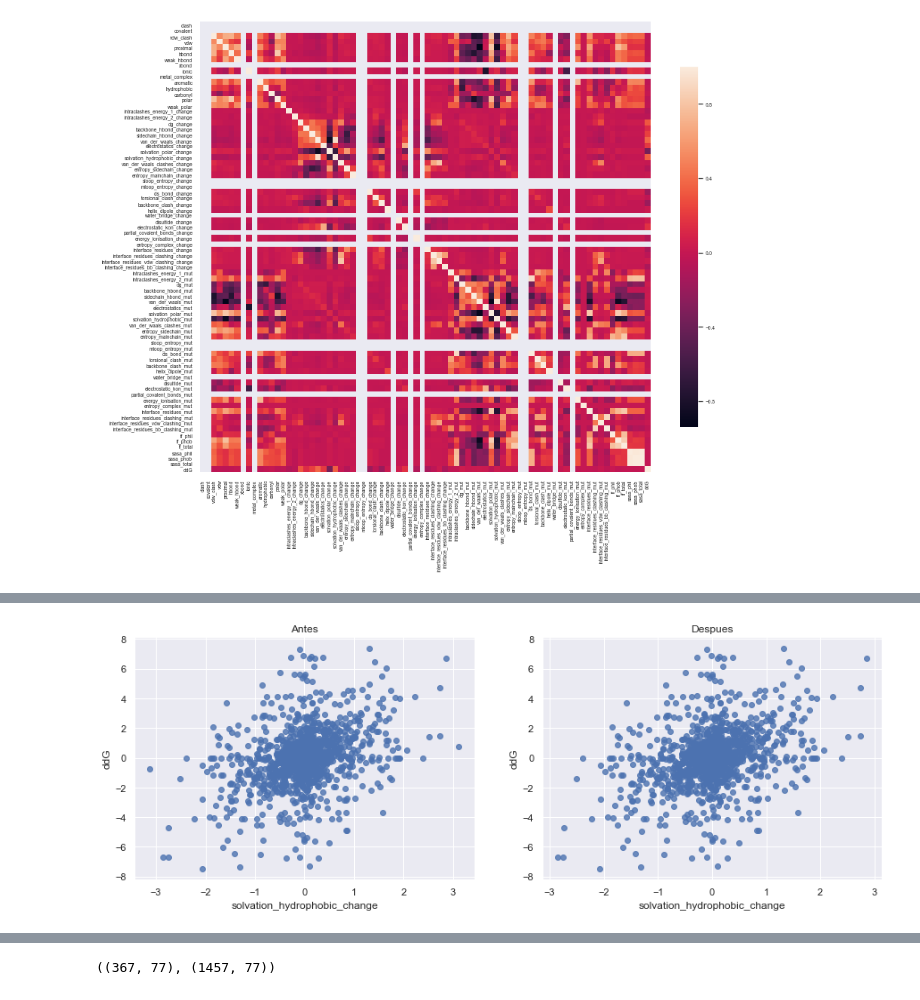
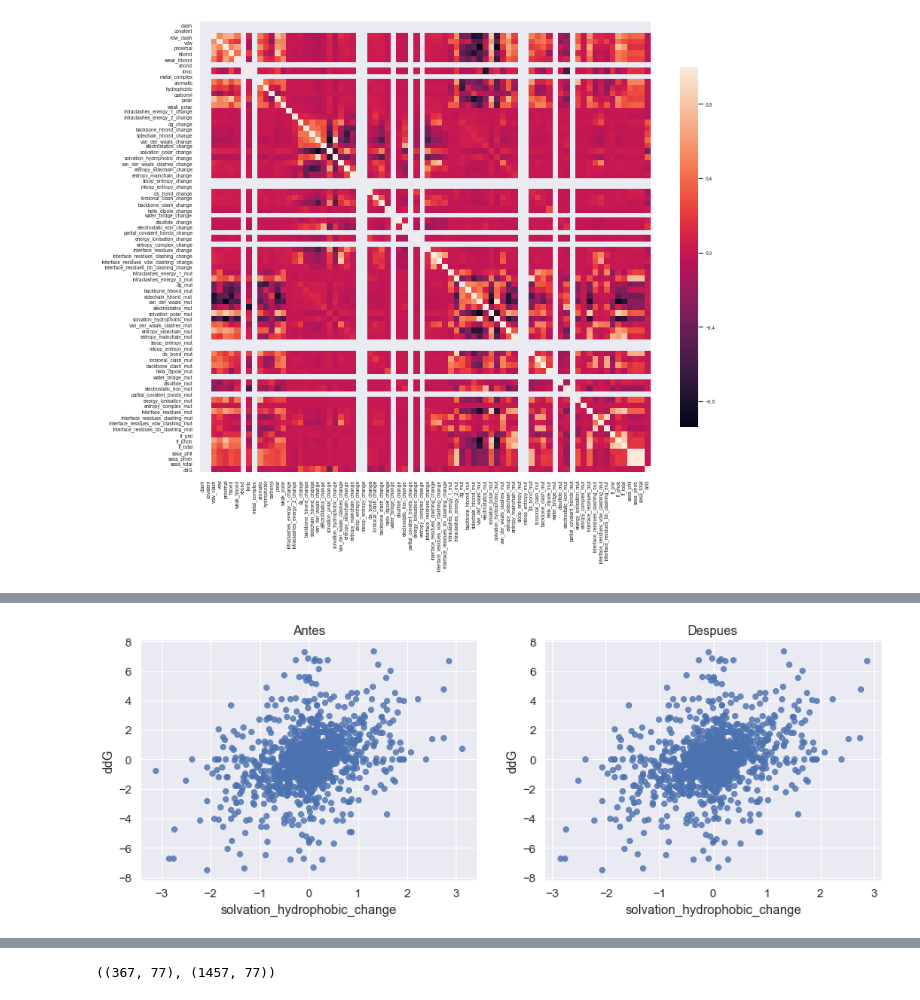
Before and after one commit to victorfica/Master-thesis, a Jupyter notebook: notebooks/abpred_model_stacking_2020.ipynb, the cells around one changed output, grey strips where cells are left out. Drawn from its saved outputs; the diff is of its cells as text; code cells hidden in the pictures.

```diff
--- a/notebooks/abpred_model_stacking_2020.ipynb
+++ b/notebooks/abpred_model_stacking_2020.ipynb
@@ -120,5 +138,5 @@ sns.heatmap(cm, cbar=True, annot=True, square=True, fmt='.2f', annot_kws={'size'
 # %%
-sns.set(font_scale=1)
+#sns.set(font_scale=1)
 
 plt.subplots(figsize=(15, 5))
 
@@ -135,16 +153,15 @@ g = sns.regplot(x=train['van_der_waals_change'], y=train['ddG'], fit_reg=False).
 # %%
-sns.set(font_scale=1)
 
 plt.subplots(figsize=(15, 5))
 
 plt.subplot(1, 2, 1)
 g = sns.regplot(x=train['solvation_hydrophobic_change'], y=train['ddG'], fit_reg=False).set_title("Antes")
 
 # Delete outliers
 plt.subplot(1, 2, 2)
 train = train.drop(train[(train['solvation_hydrophobic_change'].abs()>3.)].index)
 g = sns.regplot(x=train['solvation_hydrophobic_change'], y=train['ddG'], fit_reg=False).set_title("Despues")
 #plt.savefig("Train15_outlierVDWchange.png",dpi=600,bbox_inches="tight")
 # %% [output]
-[figure, old version]
+[figure, new version]
 # %%
```
Also changed, not shown: parts of 26 cells of this notebook.
